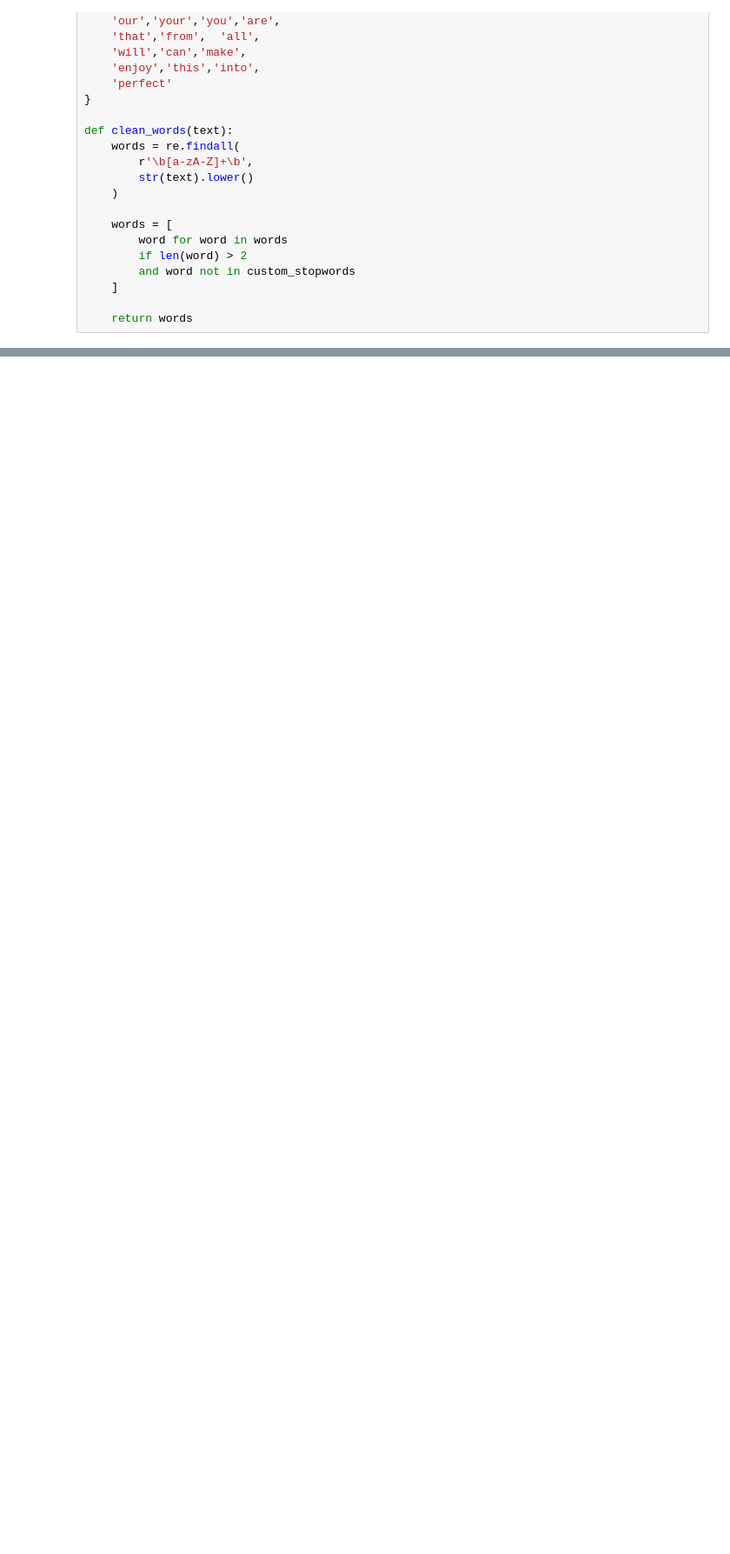
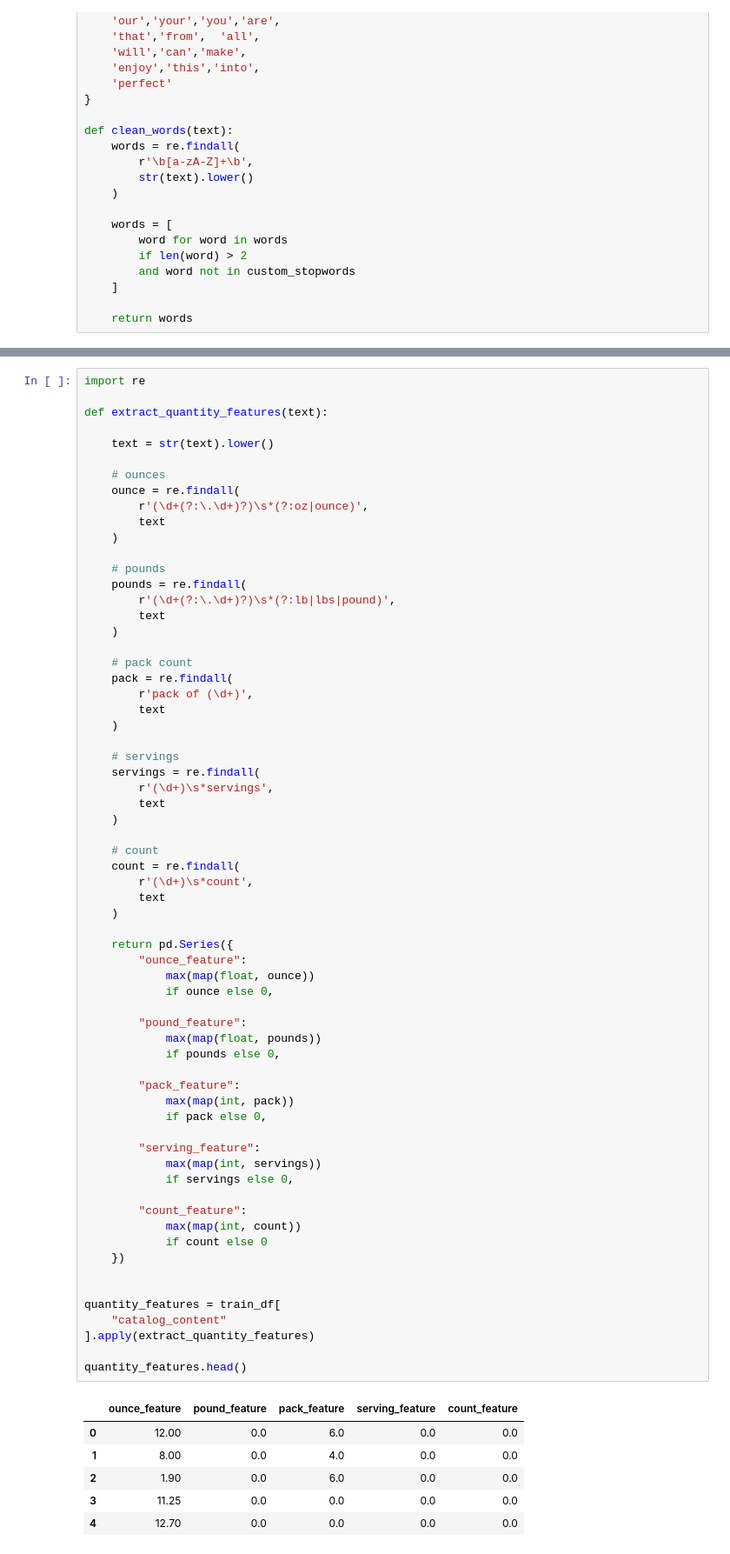
Before and after one commit to AnmolChetani/pricelens-ai, a Jupyter notebook: notebooks/01_EDA.ipynb, the cells around one changed output, grey strips where cells are left out. Shown at 87% size. Cells and saved outputs as stored; diff of their text form; blank space fills up the shorter version.

```diff
--- a/notebooks/01_EDA.ipynb
+++ b/notebooks/01_EDA.ipynb
@@ -532,0 +870,72 @@ Counter(cheap_clean).most_common(30)
+# %%
+import re
+
+def extract_quantity_features(text):
+
+    text = str(text).lower()
+
+    # ounces
+    ounce = re.findall(
+        r'(\d+(?:\.\d+)?)\s*(?:oz|ounce)',
+        text
+    )
+
+    # pounds
+    pounds = re.findall(
+        r'(\d+(?:\.\d+)?)\s*(?:lb|lbs|pound)',
+        text
+    )
+
+    # pack count
+    pack = re.findall(
+        r'pack of (\d+)',
+        text
+    )
+
+    # servings
+    servings = re.findall(
+        r'(\d+)\s*servings',
+        text
+    )
+
+    # count
+    count = re.findall(
+        r'(\d+)\s*count',
+        text
+    )
+
+    return pd.Series({
+        "ounce_feature":
+            max(map(float, ounce))
+            if ounce else 0,
+
+        "pound_feature":
+            max(map(float, pounds))
+            if pounds else 0,
+
+        "pack_feature":
+            max(map(int, pack))
+            if pack else 0,
+
+        "serving_feature":
+            max(map(int, servings))
+            if servings else 0,
+
+        "count_feature":
+            max(map(int, count))
+            if count else 0
+    })
+
+
+quantity_features = train_df[
+    "catalog_content"
+].apply(extract_quantity_features)
+
+quantity_features.head()
+# %% [output]
+|  | ounce_feature | pound_feature | pack_feature | serving_feature | count_feature |
+| 0 | 12.00 | 0.0 | 6.0 | 0.0 | 0.0 |
+| 1 | 8.00 | 0.0 | 4.0 | 0.0 | 0.0 |
+| 2 | 1.90 | 0.0 | 6.0 | 0.0 | 0.0 |
+| 3 | 11.25 | 0.0 | 0.0 | 0.0 | 0.0 |
+| 4 | 12.70 | 0.0 | 0.0 | 0.0 | 0.0 |
```
Also changed, not shown: parts of 59 cells of this notebook.
